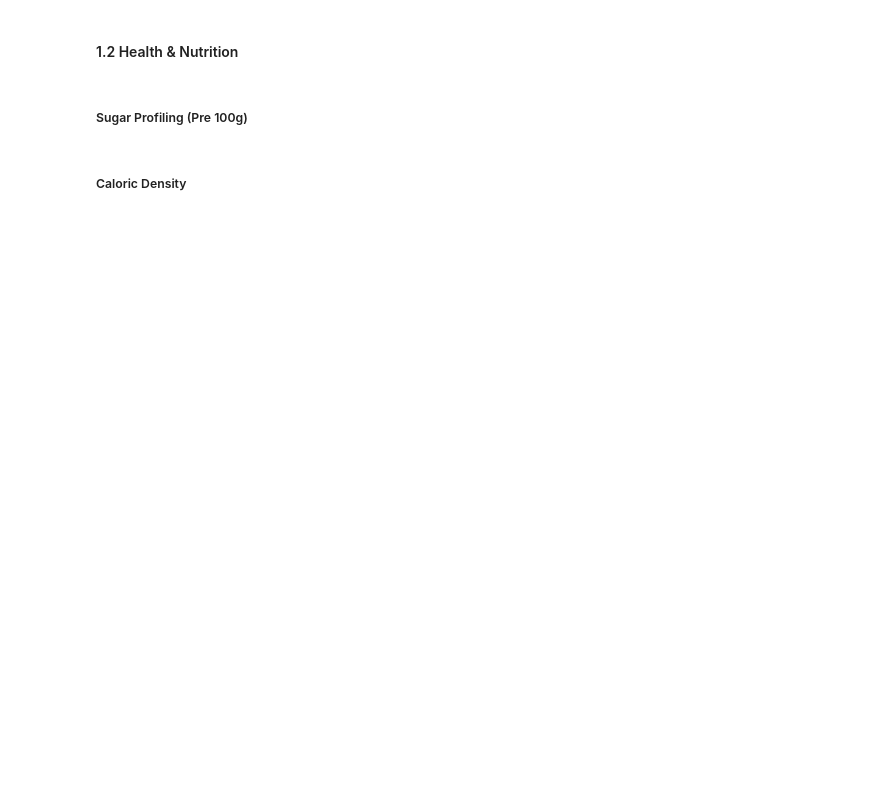
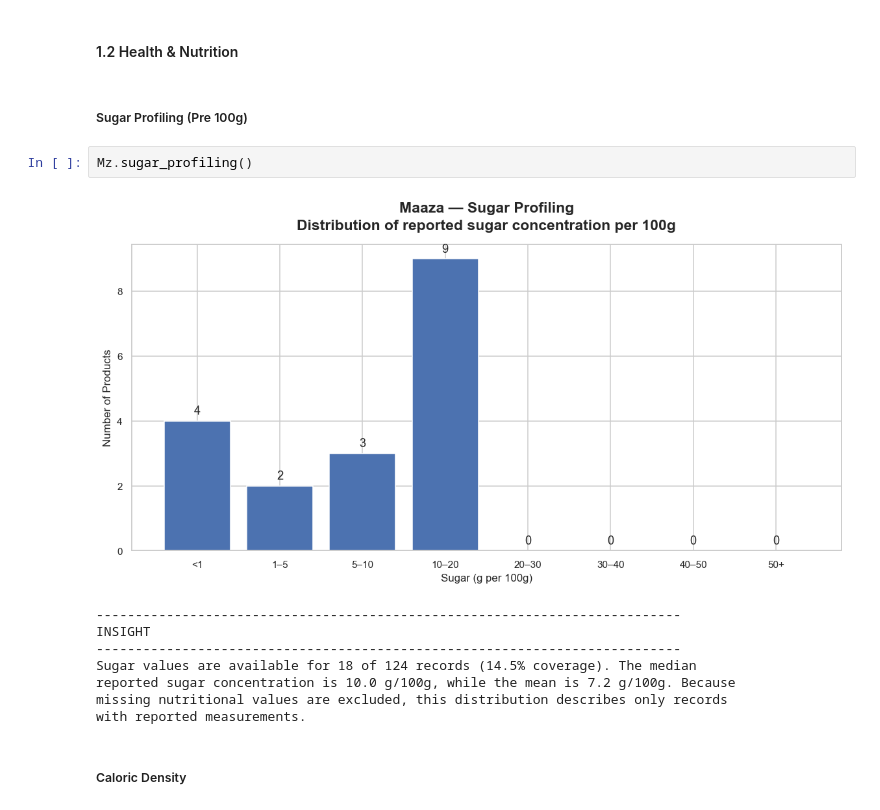
Before and after one commit to Codon-s/cpg-product-intelligence, a Jupyter notebook: report.ipynb, the cells around one changed output. Drawn from its saved outputs; the diff is of its cells as text; blank space fills up the shorter version.

```diff
--- a/report.ipynb
+++ b/report.ipynb
@@ -1880,5 +1916,16 @@ Analysis of Localized Single-Market vs. Global Formulations.
 #### 1.2 Health & Nutrition
 # %% [markdown]
 ##### Sugar Profiling (Pre 100g)
+# %%
+Mz.sugar_profiling()
+# %% [output]
+[figure, added]
+---------------------------------------------------------------------------
+INSIGHT
+---------------------------------------------------------------------------
+Sugar values are available for 18 of 124 records (14.5% coverage). The median
+reported sugar concentration is 10.0 g/100g, while the mean is 7.2 g/100g. Because
+missing nutritional values are excluded, this distribution describes only records
+with reported measurements.
 # %% [markdown]
 ##### Caloric Density
```
Also changed, not shown: parts of 10 cells of this notebook.
